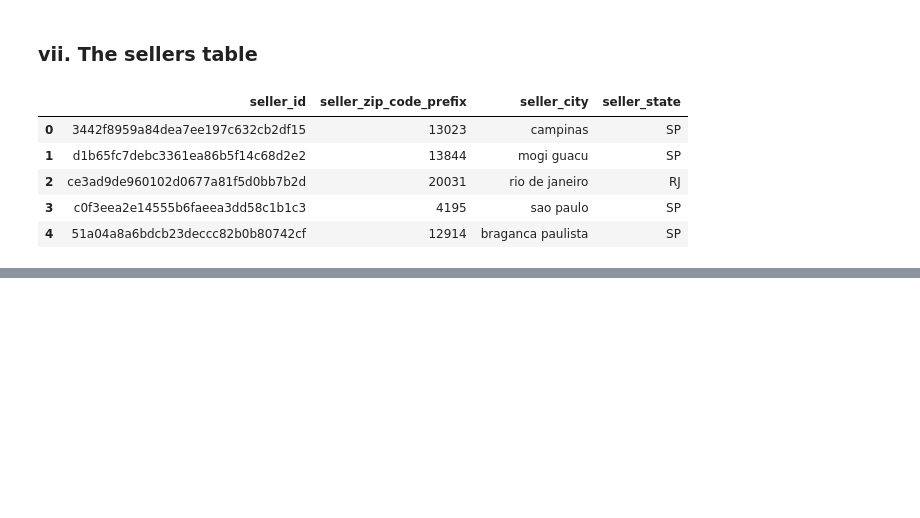
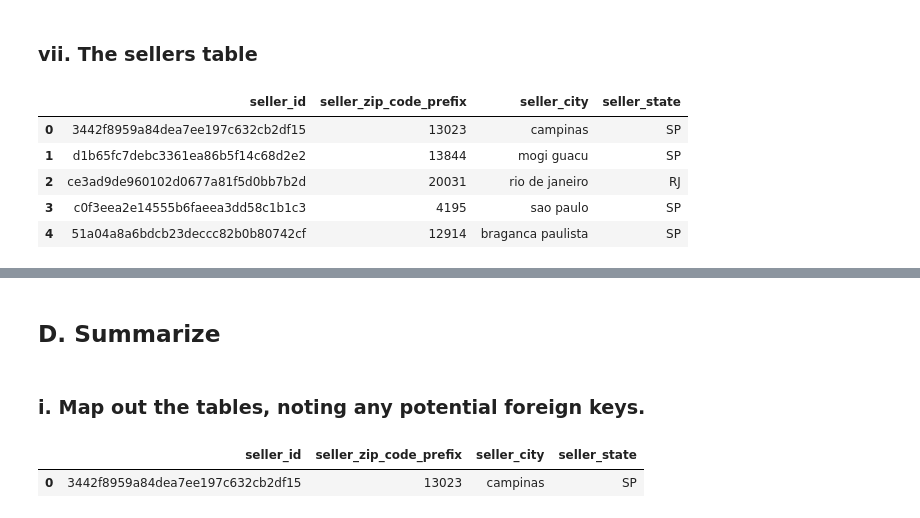
Before and after one commit to bradleytkay/python-practice-1-target-sales, a Jupyter notebook: target-sales-eda.ipynb, the cells around one changed output, grey strips where cells are left out. Saved outputs shown, nothing was run; the diff lists cells and outputs as text; code cells hidden in the pictures; blank space fills up the shorter version.

Commit message:
mapped out tables with foreign keys noted

```diff
--- a/target-sales-eda.ipynb
+++ b/target-sales-eda.ipynb
@@ -482,0 +483,9 @@ Text(0, 0.5, 'Count')
+# %% [markdown]
+## D. Summarize
+# %% [markdown]
+### i. Map out the tables, noting any potential foreign keys.
+# %%
+sellers_df.head(1)
+# %% [output]
+|  | seller_id | seller_zip_code_prefix | seller_city | seller_state |
+| 0 | 3442f8959a84dea7ee197c632cb2df15 | 13023 | campinas | SP |
```
Also changed, not shown: parts of 2 cells of this notebook.
